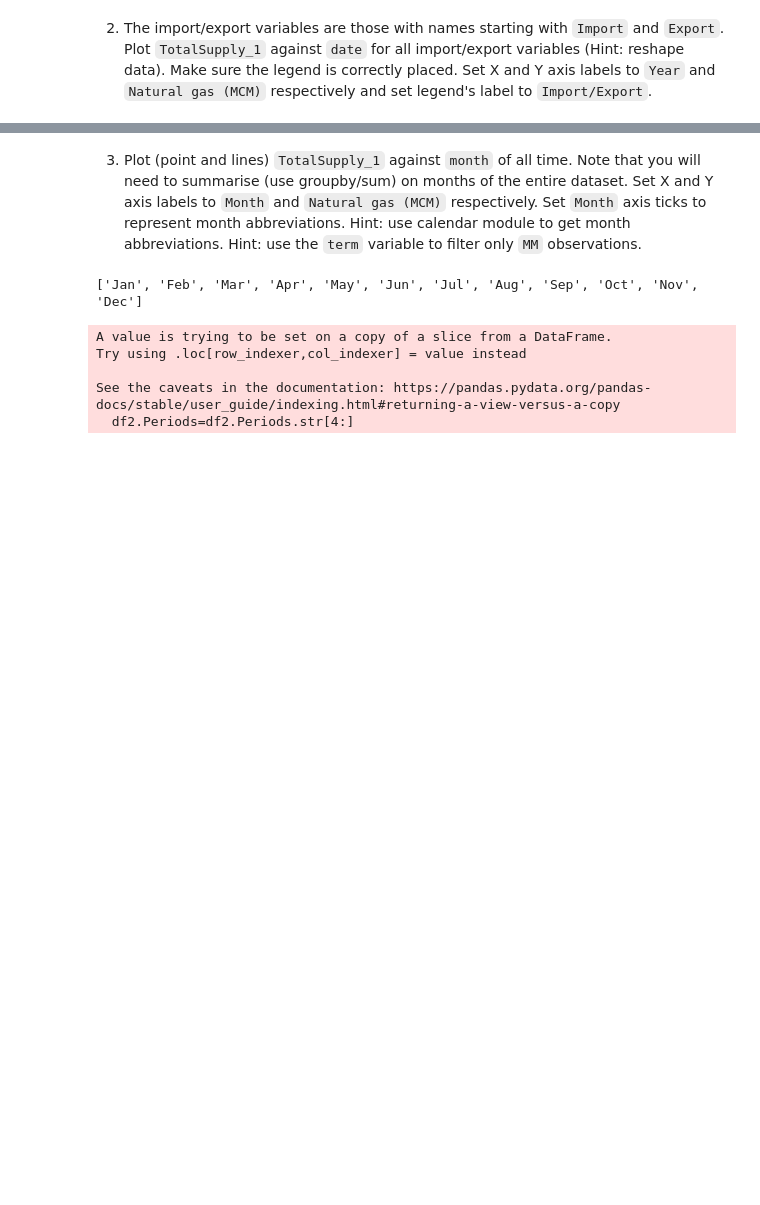
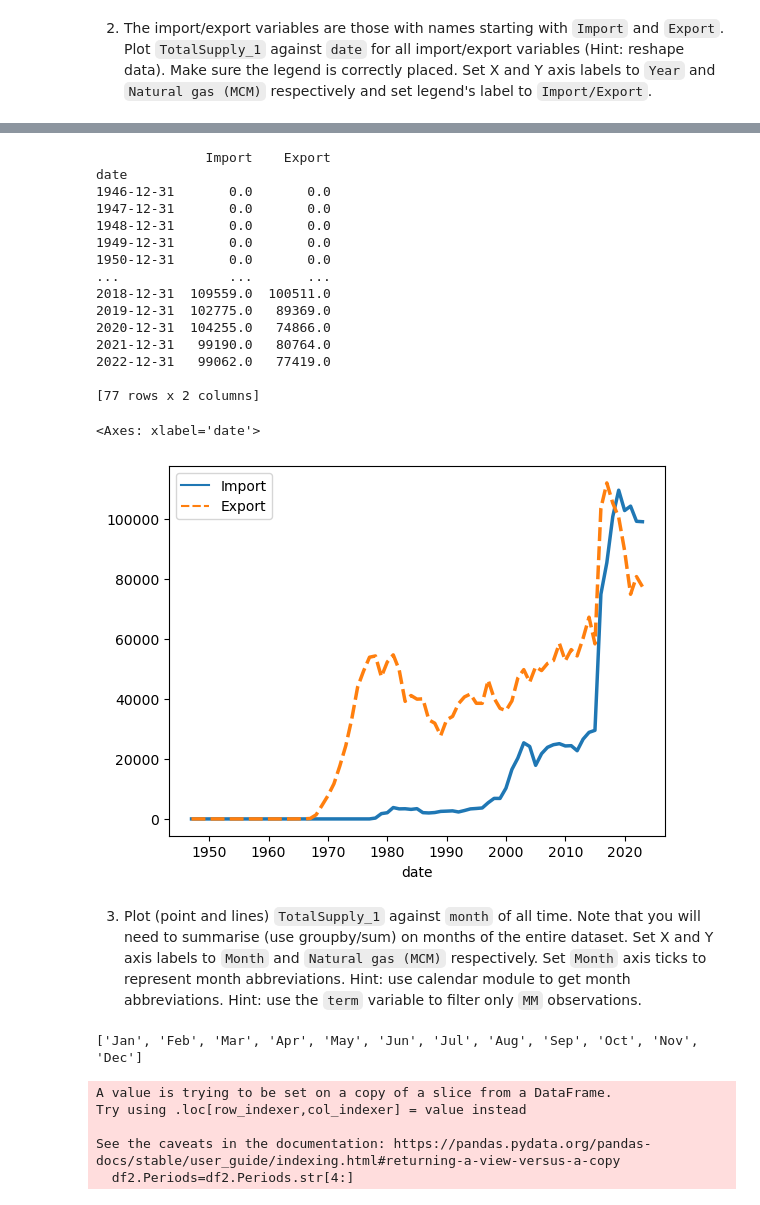
Before and after one commit to LUMC/EfDS, a Jupyter notebook: 08_dv/dv_exercises.ipynb, the cells around one changed output, grey strips where cells are left out. Drawn from its saved outputs; the diff is of its cells as text; code cells hidden in the pictures; blank space fills up the shorter version.

```diff
--- a/08_dv/dv_exercises.ipynb
+++ b/08_dv/dv_exercises.ipynb
@@ -122,3 +115,31 @@ df3.head(3)
+# %%
+# ...
+fil_ngc = ngc[ngc["Periods"].str.contains("JJ")]
+df2 = fil_ngc.filter(regex='Imports')
+df3 = fil_ngc.filter(regex='Exports')
+IE_data = pd.DataFrame({'Import': df2.sum(axis=1),'Export':df3.sum(axis=1)})
+IE_data.index = fil_ngc['date']
+print(IE_data)
+
+sb.lineplot(data=IE_data, linewidth=2.5)
+# %% [output]
+              Import    Export
+date
+1946-12-31       0.0       0.0
+1947-12-31       0.0       0.0
+1948-12-31       0.0       0.0
+1949-12-31       0.0       0.0
+1950-12-31       0.0       0.0
+...              ...       ...
+2018-12-31  109559.0  100511.0
+2019-12-31  102775.0   89369.0
+2020-12-31  104255.0   74866.0
+2021-12-31   99190.0   80764.0
+2022-12-31   99062.0   77419.0
+
+[77 rows x 2 columns]
+<Axes: xlabel='date'>
+[figure, added]
 # %% [markdown]
 
 3. Plot (point and lines) `TotalSupply_1` against `month` of all time. Note that you will need to summarise (use groupby/sum) on months of the entire dataset. Set X and Y axis labels to `Month` and `Natural gas (MCM)` respectively. Set `Month` axis ticks to represent month abbreviations. Hint: use calendar module to get month abbreviations. Hint: use the `term` variable to filter only `MM` observations.
```
Also changed, not shown: parts of 5 cells of this notebook, 6 other files.
